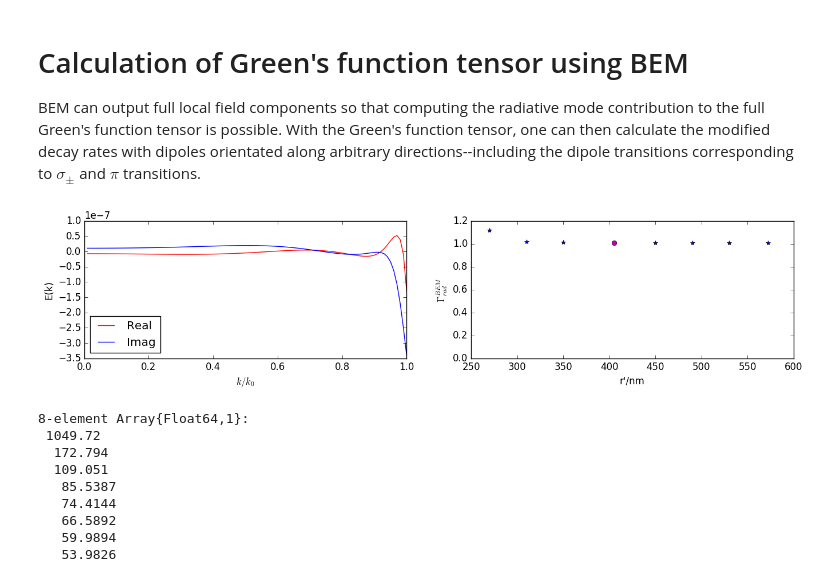
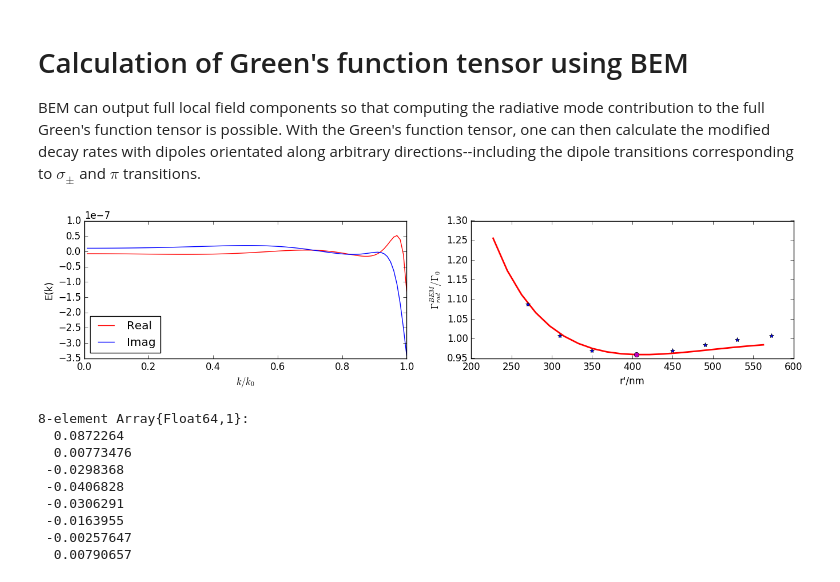
Before and after one commit to i2000s/simnanophotonics, a Jupyter notebook: nanofiber_BEM.ipynb, the cells around one changed output. Cells and saved outputs as stored; diff of their text form; code cells hidden in the pictures.

```diff
--- a/nanofiber_BEM.ipynb
+++ b/nanofiber_BEM.ipynb
@@ -419,6 +419,8 @@ rp_list=["270","310","350","405","450","490","530","572.5"];
 rp_BEM=[270,310,350,405,450,490,530,572.5];
 lenrp=length(rp_BEM);
 lendr=146;
+E_dipolex = readdlm("data/dipolex_E_N_1_lam_894_eps_2.1013_1e-05_a_225_x_405_y_0_q_0_1.45_146.dat", header=false);
+k_vec=E_dipolex[:,2];
 Ex_dx=zeros(Complex{Float64},lendr,lenrp); Ey_dx=zeros(Complex{Float64},lendr,lenrp); Ez_dx=zeros(Complex{Float64},lendr,lenrp);
 Ex_dy=zeros(Complex{Float64},lendr,lenrp); Ey_dy=zeros(Complex{Float64},lendr,lenrp); Ez_dy=zeros(Complex{Float64},lendr,lenrp);
 Ex_dz=zeros(Complex{Float64},lendr,lenrp); Ey_dz=zeros(Complex{Float64},lendr,lenrp); Ez_dz=zeros(Complex{Float64},lendr,lenrp);
@@ -440,63 +442,65 @@ for ii=1:lenrp
 end
 # Calculate the diagonal elements of the Green's function tensor from the radiation mode contribution.
 c=2.99792458e8;
+au=1.72e7; # This is the atomic unit in the CGS-units: $q/a_0^2$ statvolts/cm. In SI units, it becomes $e/(4π\varepsilon_0a_0^2)$ = 5.2e11 V/m.
 lambda0=0.895e-6;
 ω=2.*pi*c/lambda0;
 Gxx_rad=zeros(Complex{Float64},lenrp); Gyy_rad=zeros(Complex{Float64},lenrp); Gzz_rad=zeros(Complex{Float64},lenrp);
 using NumericalMath
 for ii=1:lenrp
-    Gxx_rad[ii]=2.*pi*trapz(E_dipolex[1:breakpoint,2],Ex_dx[1:breakpoint,ii].*conj(Ex_dx[1:breakpoint,ii]))*ω^2/c
-    Gyy_rad[ii]=2.*pi*trapz(E_dipoley[1:breakpoint,2],Ey_dy[1:breakpoint,ii].*conj(Ey_dy[1:breakpoint,ii]))*ω^2/c
-    Gzz_rad[ii]=2.*pi*trapz(E_dipolez[1:breakpoint,2],Ez_dz[1:breakpoint,ii].*conj(Ez_dz[1:breakpoint,ii]))*ω^2/c
+    Gxx_rad[ii]=trapz(k_vec[1:breakpoint],Ex_dx[1:breakpoint,ii])*ω/c/pi^2*au;
+    Gyy_rad[ii]=trapz(k_vec[1:breakpoint],Ey_dy[1:breakpoint,ii])*ω/c/pi^2*au;
+    Gzz_rad[ii]=trapz(k_vec[1:breakpoint],Ez_dz[1:breakpoint,ii])*ω/c/pi^2*au;
 end
 
 # Calculate the relative averaged decay rate at the given dipole located at x=405nm and y=0.
 gamma0=3./2.*ω/c;
-gamma_rad_BEM_rp=(Gxx_rad+Gyy_rad+Gzz_rad)/gamma0
+gamma_rad_BEM_rp=imag(Gxx_rad+Gyy_rad+Gzz_rad)/gamma0
 
 # Recalculate the diagonal GFT elements with a dipole placed at r'=405nm from the fiber axis with lower imaginary part of epsilon.
 E_dipolex = readdlm(join(["data/dipolex_E_N_1_lam_894_eps_2.1013_1e-05_a_225_x_","405","_y_0_q_0_1.45_146.dat"]), header=false)
 Ex_dx_r0=E_dipolex[:,5]+im*E_dipolex[:,6];
 Ey_dx_r0=E_dipolex[:,7]+im*E_dipolex[:,8];
 Ez_dx_r0=E_dipolex[:,9]+im*E_dipolex[:,10];
 E_dipoley = readdlm(join(["data/dipoley_E_N_1_lam_894_eps_2.1013_1e-05_a_225_x_","405","_y_0_q_0_1.45_146.dat"]), header=false)
 Ex_dy_r0=E_dipoley[:,5]+im*E_dipoley[:,6];
 Ey_dy_r0=E_dipoley[:,7]+im*E_dipoley[:,8];
 Ez_dy_r0=E_dipoley[:,9]+im*E_dipoley[:,10];
 E_dipolez = readdlm(join(["data/dipolez_E_N_1_lam_894_eps_2.1013_1e-05_a_225_x_","405","_y_0_q_0_1.45_146.dat"]), header=false)
 Ex_dz_r0=E_dipolez[:,5]+im*E_dipolez[:,6];
 Ey_dz_r0=E_dipolez[:,7]+im*E_dipolez[:,8];
 Ez_dz_r0=E_dipolez[:,9]+im*E_dipolez[:,10];
-Gxx_rad_r0=2.*pi*trapz(E_dipolex[1:breakpoint,2],Ex_dx_r0[1:breakpoint].*conj(Ex_dx_r0[1:breakpoint]))*ω^2/c
-Gyy_rad_r0=2.*pi*trapz(E_dipoley[1:breakpoint,2],Ey_dy_r0[1:breakpoint].*conj(Ey_dy_r0[1:breakpoint]))*ω^2/c
-Gzz_rad_r0=2.*pi*trapz(E_dipolez[1:breakpoint,2],Ez_dz_r0[1:breakpoint].*conj(Ez_dz_r0[1:breakpoint]))*ω^2/c
-gamma_rad_BEM_r0=(Gxx_rad_r0+Gyy_rad_r0+Gzz_rad_r0)/gamma0;
+Gxx_rad_r0=trapz(k_vec[1:breakpoint],Ex_dx_r0[1:breakpoint])*ω/c/pi^2*au;
+Gyy_rad_r0=trapz(k_vec[1:breakpoint],Ey_dy_r0[1:breakpoint])*ω/c/pi^2*au;
+Gzz_rad_r0=trapz(k_vec[1:breakpoint],Ez_dz_r0[1:breakpoint])*ω/c/pi^2*au;
+gamma_rad_BEM_r0=imag(Gxx_rad_r0+Gyy_rad_r0+Gzz_rad_r0)/gamma0;
 
 # Plot out gamma_rad as a function of dipole position.
 figure(figsize=(16,3));
 subplot(1,2,1)
 plot((1:breakpoint)/100.,real(Ex_dx[1:breakpoint,4]),"r-")
 plot((1:breakpoint)/100.,imag(Ex_dx[1:breakpoint,4]),"b-")
 ylabel("E(k)")
 xlabel(L"k/k_0")
 legend(["Real","Imag"],loc="lower left")
 
 subplot(1,2,2)
-plot(rp_BEM,real(gamma_rad_BEM_rp)/9000.+1.,"b*")
-plot(405,real(gamma_rad_BEM_r0)/9000.+1.,"mo");
+plot(rp0_test[1,:]/1.e-9, 1+sum(gamma_rad,2), "r-", linewidth=2.0)
+plot(rp_BEM,real(gamma_rad_BEM_rp)+1.,"b*")
+plot(405,real(gamma_rad_BEM_r0)+1.,"mo");
 xlabel("r'/nm")
-ylabel(L"\Gamma_{rad}^{BEM}")
-ylim([0,1.2])
+ylabel(L"\Gamma_{rad}^{BEM}/\Gamma_0")
+#ylim([0,1.2])
 real(gamma_rad_BEM_rp)
 # %% [output]
-[figure, old version]
+[figure, new version]
 8-element Array{Float64,1}:
- 1049.72
-  172.794
-  109.051
-   85.5387
-   74.4144
-   66.5892
-   59.9894
-   53.9826
+  0.0872264
+  0.00773476
+ -0.0298368
+ -0.0406828
+ -0.0306291
+ -0.0163955
+ -0.00257647
+  0.00790657
 # %% [markdown]
```
Also changed, not shown: parts of 1 cell of this notebook.
